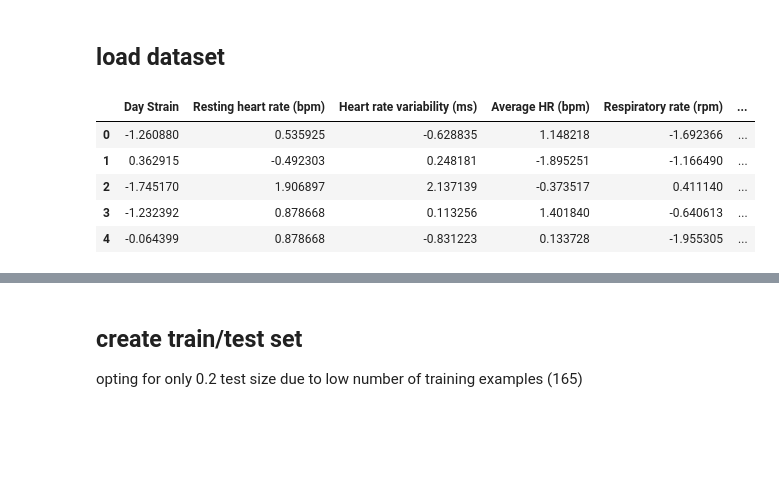
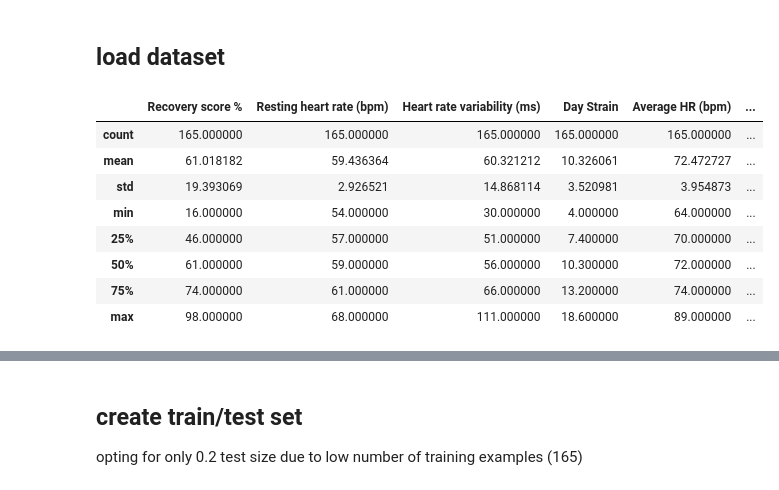
Before and after one commit to mawlodarski/whoop_recovery_predictor, a Jupyter notebook: code/lin_reg_model.ipynb, the cells around one changed output, grey strips where cells are left out. Cells and saved outputs as stored; diff of their text form; code cells hidden in the pictures; blank space fills up the shorter version.

```diff
--- a/code/lin_reg_model.ipynb
+++ b/code/lin_reg_model.ipynb
@@ -14,14 +14,19 @@ import numpy as np
 ## load dataset
 # %%
 #load data
-df = pd.read_csv("../data/feature_table.csv")
+df = pd.read_csv("../data/pre_scaled_feature_table.csv")
 #remove date for training purposes, useful to investigate later when doing error analysis
-del df["Date"]
-df.head()
+del df['Unnamed: 0.1']
+del df['Unnamed: 0']
+del df['Date']
+df.describe()
 # %% [output]
-|  | Day Strain | Resting heart rate (bpm) | Heart rate variability (ms) | Average HR (bpm) | Respiratory rate (rpm) | ... |
-| 0 | -1.260880 | 0.535925 | -0.628835 | 1.148218 | -1.692366 | ... |
-| 1 | 0.362915 | -0.492303 | 0.248181 | -1.895251 | -1.166490 | ... |
-| 2 | -1.745170 | 1.906897 | 2.137139 | -0.373517 | 0.411140 | ... |
-| 3 | -1.232392 | 0.878668 | 0.113256 | 1.401840 | -0.640613 | ... |
-| 4 | -0.064399 | 0.878668 | -0.831223 | 0.133728 | -1.955305 | ... |
+|  | Recovery score % | Resting heart rate (bpm) | Heart rate variability (ms) | Day Strain | Average HR (bpm) | ... |
+| count | 165.000000 | 165.000000 | 165.000000 | 165.000000 | 165.000000 | ... |
+| mean | 61.018182 | 59.436364 | 60.321212 | 10.326061 | 72.472727 | ... |
+| std | 19.393069 | 2.926521 | 14.868114 | 3.520981 | 3.954873 | ... |
+| min | 16.000000 | 54.000000 | 30.000000 | 4.000000 | 64.000000 | ... |
+| 25% | 46.000000 | 57.000000 | 51.000000 | 7.400000 | 70.000000 | ... |
+| 50% | 61.000000 | 59.000000 | 56.000000 | 10.300000 | 72.000000 | ... |
+| 75% | 74.000000 | 61.000000 | 66.000000 | 13.200000 | 74.000000 | ... |
+| max | 98.000000 | 68.000000 | 111.000000 | 18.600000 | 89.000000 | ... |
```
Also changed, not shown: parts of 20 cells of this notebook, 5 other files.
